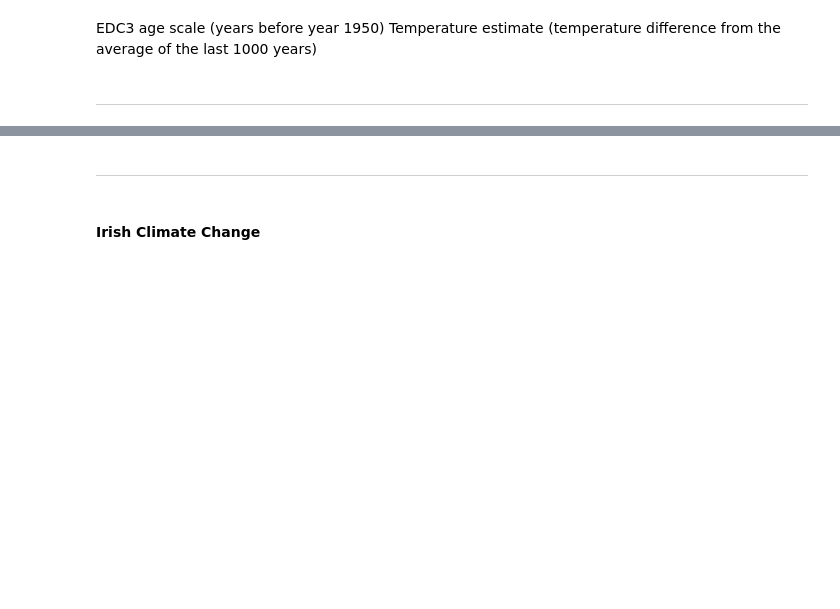
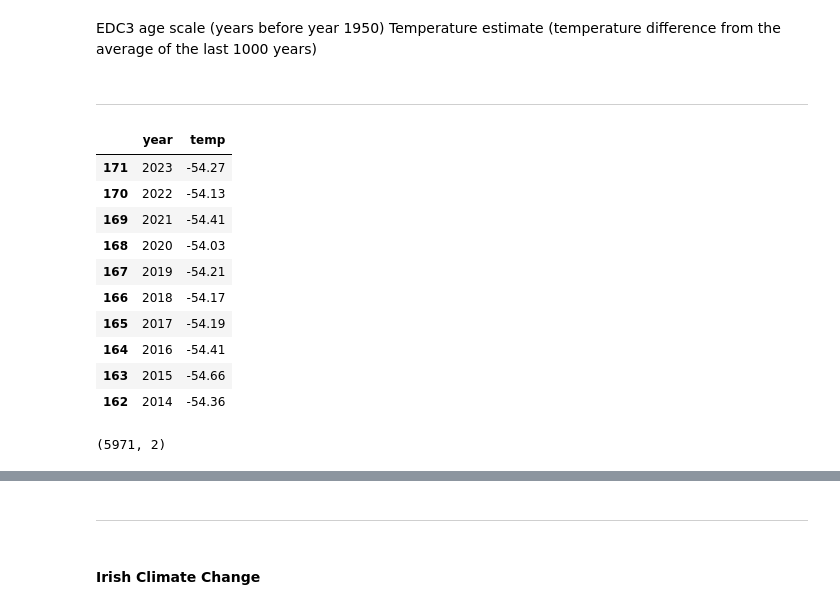
Before and after one commit to rebhanqui/programming-data-project-2, a Jupyter notebook: c02-v-temperature.ipynb, the cells around one changed output, grey strips where cells are left out. Cells and saved outputs as stored; diff of their text form; code cells hidden in the pictures; blank space fills up the shorter version.

```diff
--- a/c02-v-temperature.ipynb
+++ b/c02-v-temperature.ipynb
@@ -395,7 +396,31 @@ epicadeutdf.info()
 
 ---
 # %%
-noaatemp = pd.read_csv("https://www.ncei.noaa.gov/access/monitoring/climate-at-a-glance/global/time-series/antarctic/land_ocean/12/11/1850-2023/data.csv", skiprows=range(0,4))
-
-noaatemp.to_csv("noaatemp.csv", index="True")
-noaatemp.head(10)
+noaanames=["year", "temp"]
+noaatemp = pd.read_csv("https://www.ncei.noaa.gov/access/monitoring/climate-at-a-glance/global/time-series/antarctic/land_ocean/12/11/1850-2023/data.csv", skiprows=5, names=noaanames, header=0)
+noaatemp["temp"] = pd.to_numeric(noaatemp["temp"], errors="coerce")
+noaatemp["temp"] = noaatemp["temp"] + (-54.5)
+noaasort = noaatemp.sort_values(by="year", ascending=False)
+noaasort.to_csv("noaatemp.csv", index=False)
+# %%
+noaasort.head(10)
+# %% [output]
+|  | year | temp |
+| 171 | 2023 | -54.27 |
+| 170 | 2022 | -54.13 |
+| 169 | 2021 | -54.41 |
+| 168 | 2020 | -54.03 |
+| 167 | 2019 | -54.21 |
+| 166 | 2018 | -54.17 |
+| 165 | 2017 | -54.19 |
+| 164 | 2016 | -54.41 |
+| 163 | 2015 | -54.66 |
+| 162 | 2014 | -54.36 |
+# %%
+mergetemp = pd.merge(noaasort, epicacols, on=["year", "temp"], how="outer")
+mergetemp.to_csv("tempsmerge.csv", index=False)
+
+mergetemp.head()
+mergetemp.shape
+# %% [output]
+(5971, 2)
```
Also changed, not shown: parts of 11 cells of this notebook, 2 other files.
